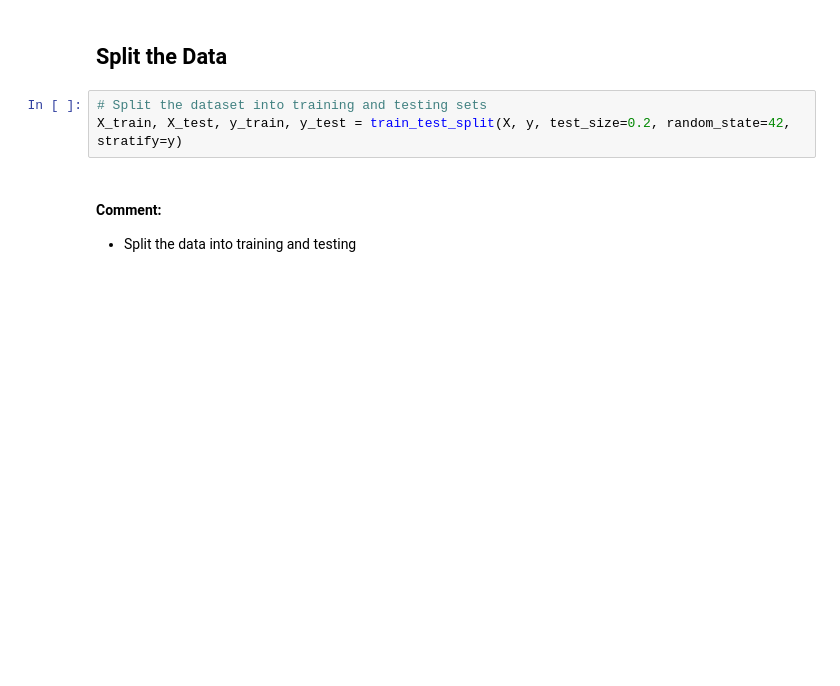
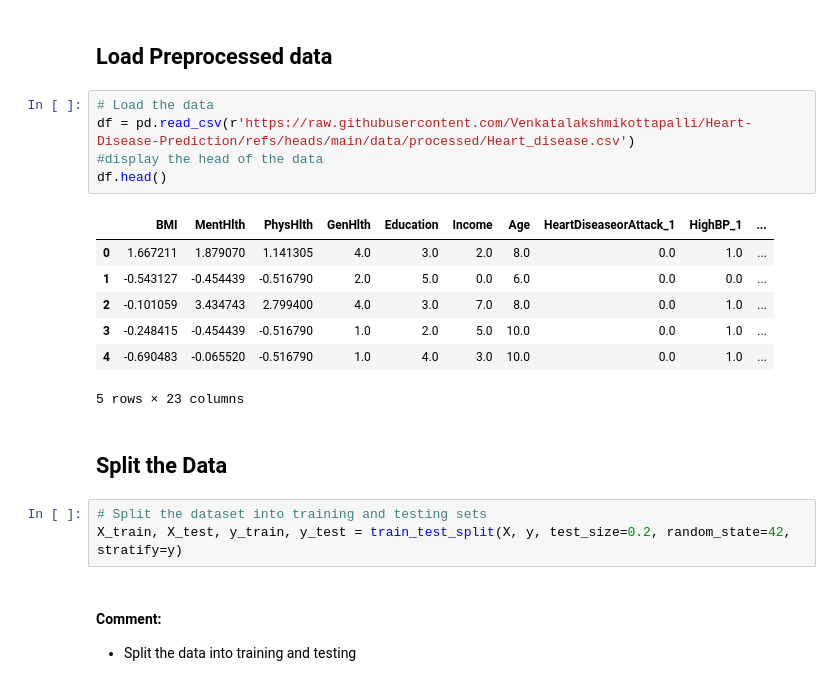
Before and after one commit to Venkatalakshmikottapalli/Heart-Disease-Prediction, a Jupyter notebook: notebooks/Model.ipynb, the cells around one changed output. Drawn from its saved outputs; the diff is of its cells as text; blank space fills up the shorter version.

```diff
--- a/notebooks/Model.ipynb
+++ b/notebooks/Model.ipynb
@@ -3,3 +29,18 @@
+# %% [markdown]
+## Load Preprocessed data
+# %%
+# Load the data
+df = pd.read_csv(r'https://raw.githubusercontent.com/Venkatalakshmikottapalli/Heart-Disease-Prediction/refs/heads/main/data/processed/Heart_disease.csv')
+#display the head of the data
+df.head()
+# %% [output]
+|  | BMI | MentHlth | PhysHlth | GenHlth | Education | Income | Age | HeartDiseaseorAttack_1 | HighBP_1 | ... |
+| 0 | 1.667211 | 1.879070 | 1.141305 | 4.0 | 3.0 | 2.0 | 8.0 | 0.0 | 1.0 | ... |
+| 1 | -0.543127 | -0.454439 | -0.516790 | 2.0 | 5.0 | 0.0 | 6.0 | 0.0 | 0.0 | ... |
+| 2 | -0.101059 | 3.434743 | 2.799400 | 4.0 | 3.0 | 7.0 | 8.0 | 0.0 | 1.0 | ... |
+| 3 | -0.248415 | -0.454439 | -0.516790 | 1.0 | 2.0 | 5.0 | 10.0 | 0.0 | 1.0 | ... |
+| 4 | -0.690483 | -0.065520 | -0.516790 | 1.0 | 4.0 | 3.0 | 10.0 | 0.0 | 1.0 | ... |
+5 rows × 23 columns
 # %% [markdown]
 ## Split the Data
 # %%
```
Also changed, not shown: parts of 4 cells of this notebook, 3 other files.
